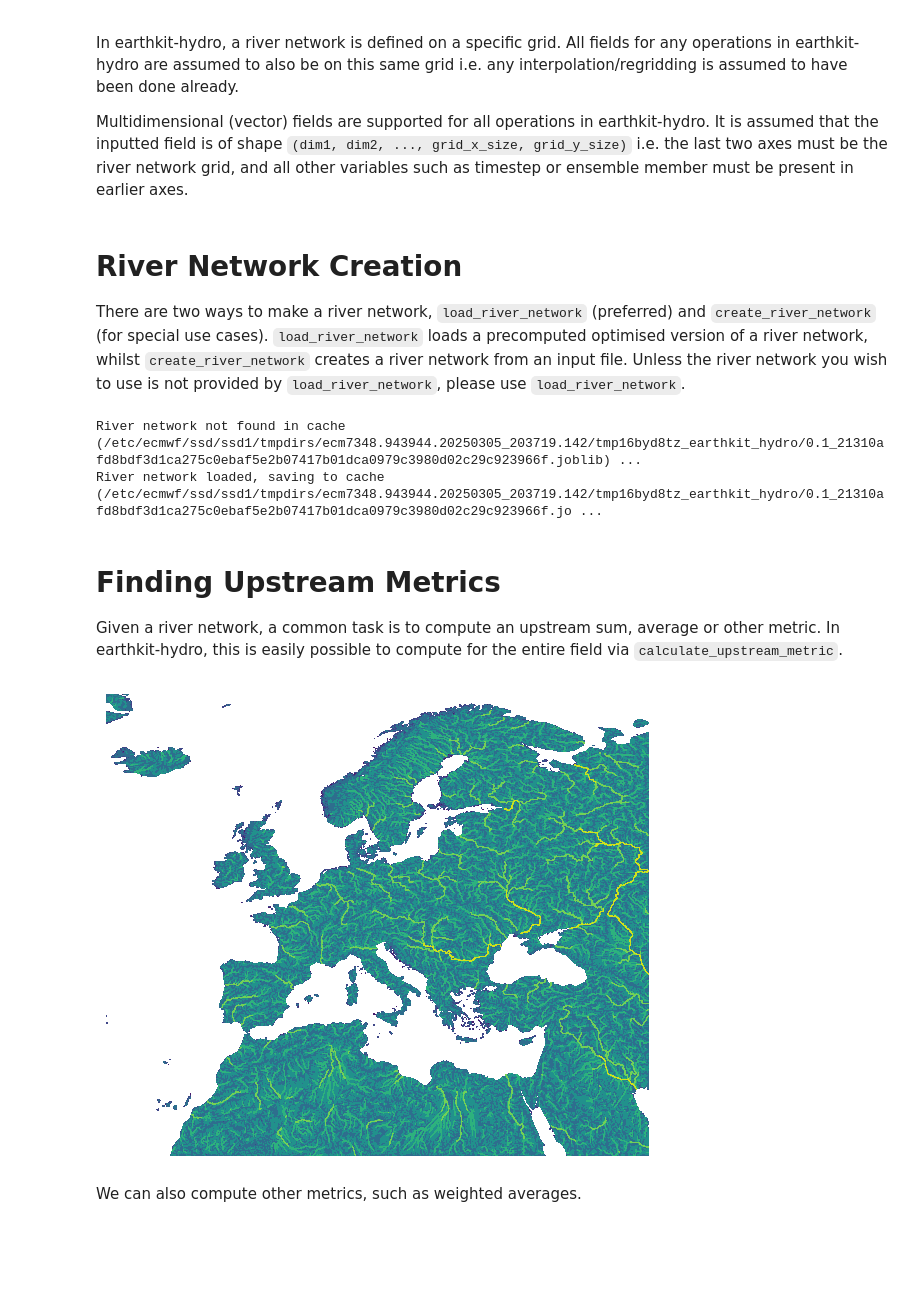
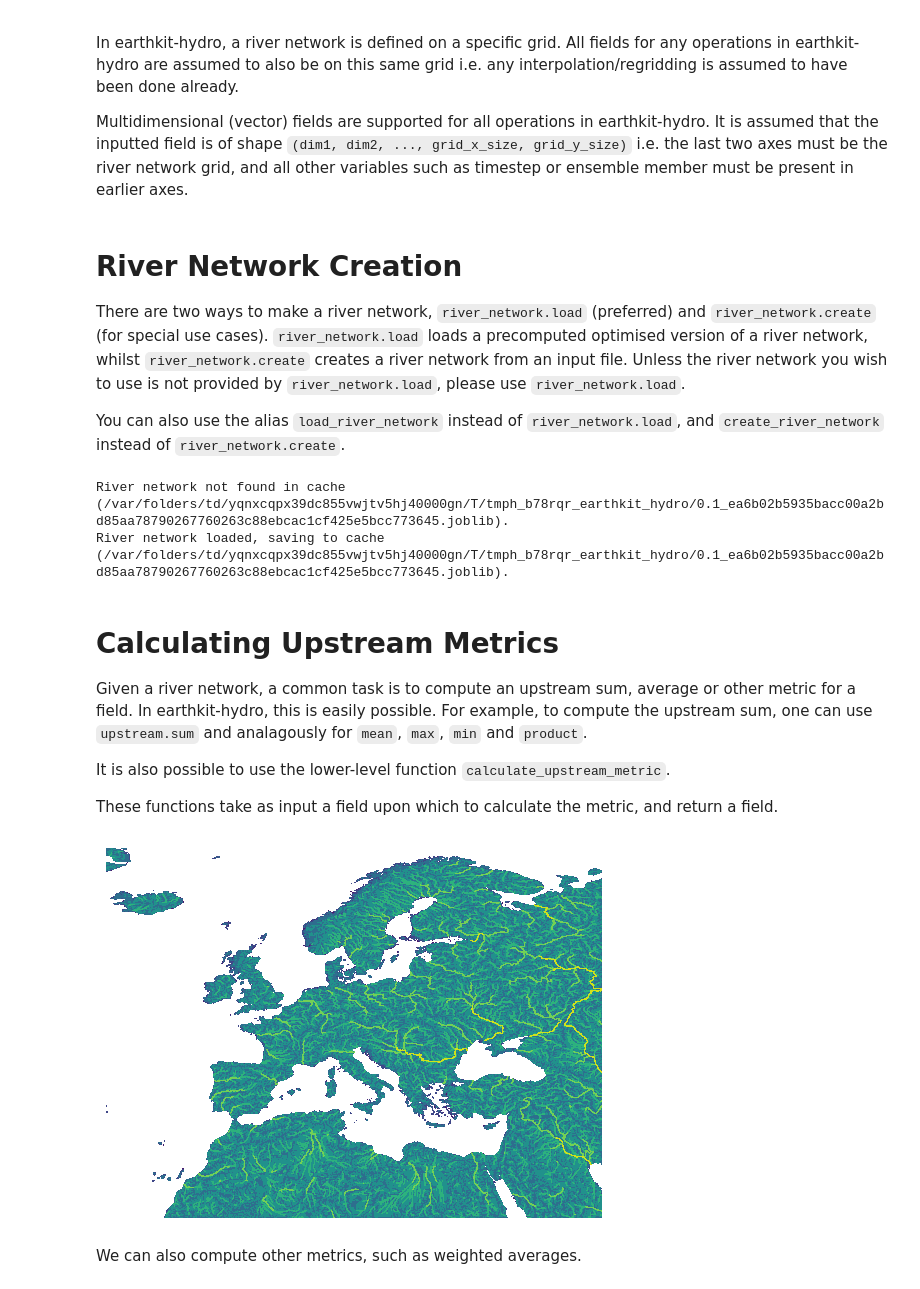
Before and after one commit to ecmwf/earthkit-hydro, a Jupyter notebook: docs/notebooks/example.ipynb, the cells around one changed output. Cells and saved outputs as stored; diff of their text form; code cells hidden in the pictures; blank space fills up the shorter version.

Commit message:
update example notebook

```diff
--- a/docs/notebooks/example.ipynb
+++ b/docs/notebooks/example.ipynb
@@ -26,26 +26,32 @@ Multidimensional (vector) fields are supported for all operations in earthkit-hy
 # %% [markdown]
 # River Network Creation
 
-There are two ways to make a river network, `load_river_network` (preferred) and `create_river_network` (for special use cases). `load_river_network` loads a precomputed optimised version of a river network, whilst `create_river_network` creates a river network from an input file. Unless the river network you wish to use is not provided by `load_river_network`, please use `load_river_network`.
+There are two ways to make a river network, `river_network.load` (preferred) and `river_network.create` (for special use cases). `river_network.load` loads a precomputed optimised version of a river network, whilst `river_network.create` creates a river network from an input file. Unless the river network you wish to use is not provided by `river_network.load`, please use `river_network.load`.
+
+You can also use the alias `load_river_network` instead of `river_network.load`, and `create_river_network` instead of `river_network.create`.
 # %%
-river_network = ekh.load_river_network(domain="efas", river_network_version="5")
+river_network = ekh.river_network.load(domain="efas", river_network_version="5")
 # %% [output]
-River network not found in cache (/etc/ecmwf/ssd/ssd1/tmpdirs/ecm7348.943944.20250305_203719.142/tmp16byd8tz_earthkit_hydro/0.1_21310afd8bdf3d1ca275c0ebaf5e2b07417b01dca0979c3980d02c29c923966f.joblib) ...
-River network loaded, saving to cache (/etc/ecmwf/ssd/ssd1/tmpdirs/ecm7348.943944.20250305_203719.142/tmp16byd8tz_earthkit_hydro/0.1_21310afd8bdf3d1ca275c0ebaf5e2b07417b01dca0979c3980d02c29c923966f.jo ...
+River network not found in cache (/var/folders/td/yqnxcqpx39dc855vwjtv5hj40000gn/T/tmph_b78rqr_earthkit_hydro/0.1_ea6b02b5935bacc00a2bd85aa78790267760263c88ebcac1cf425e5bcc773645.joblib).
+River network loaded, saving to cache (/var/folders/td/yqnxcqpx39dc855vwjtv5hj40000gn/T/tmph_b78rqr_earthkit_hydro/0.1_ea6b02b5935bacc00a2bd85aa78790267760263c88ebcac1cf425e5bcc773645.joblib).
 # %% [markdown]
-# Finding Upstream Metrics
+# Calculating Upstream Metrics
 
-Given a river network, a common task is to compute an upstream sum, average or other metric. In earthkit-hydro, this is easily possible to compute for the entire field via `calculate_upstream_metric`.
+Given a river network, a common task is to compute an upstream sum, average or other metric for a field. In earthkit-hydro, this is easily possible. For example, to compute the upstream sum, one can use `upstream.sum` and analagously for `mean`, `max`, `min` and `product`.
+
+It is also possible to use the lower-level function `calculate_upstream_metric`.
+
+These functions take as input a field upon which to calculate the metric, and return a field.
 # %%
 # create or load a field of interest e.g. area, precipitation, discharge
 # as an example, we provide a unit field over the domain
-unit_field = np.ones(river_network.mask.shape)
+unit_field = np.ones(river_network.shape)
 
-upstream_sum_field = ekh.calculate_upstream_metric(river_network, unit_field, metric="sum")
+upstream_sum_field = ekh.upstream.sum(river_network, unit_field)
 
 plot(upstream_sum_field)
 # %% [output]
-[figure, old version]
+[figure, new version]
 # %% [markdown]
 We can also compute other metrics, such as weighted averages.
 # %%
```
Also changed, not shown: parts of 25 cells of this notebook, 1 other file.
